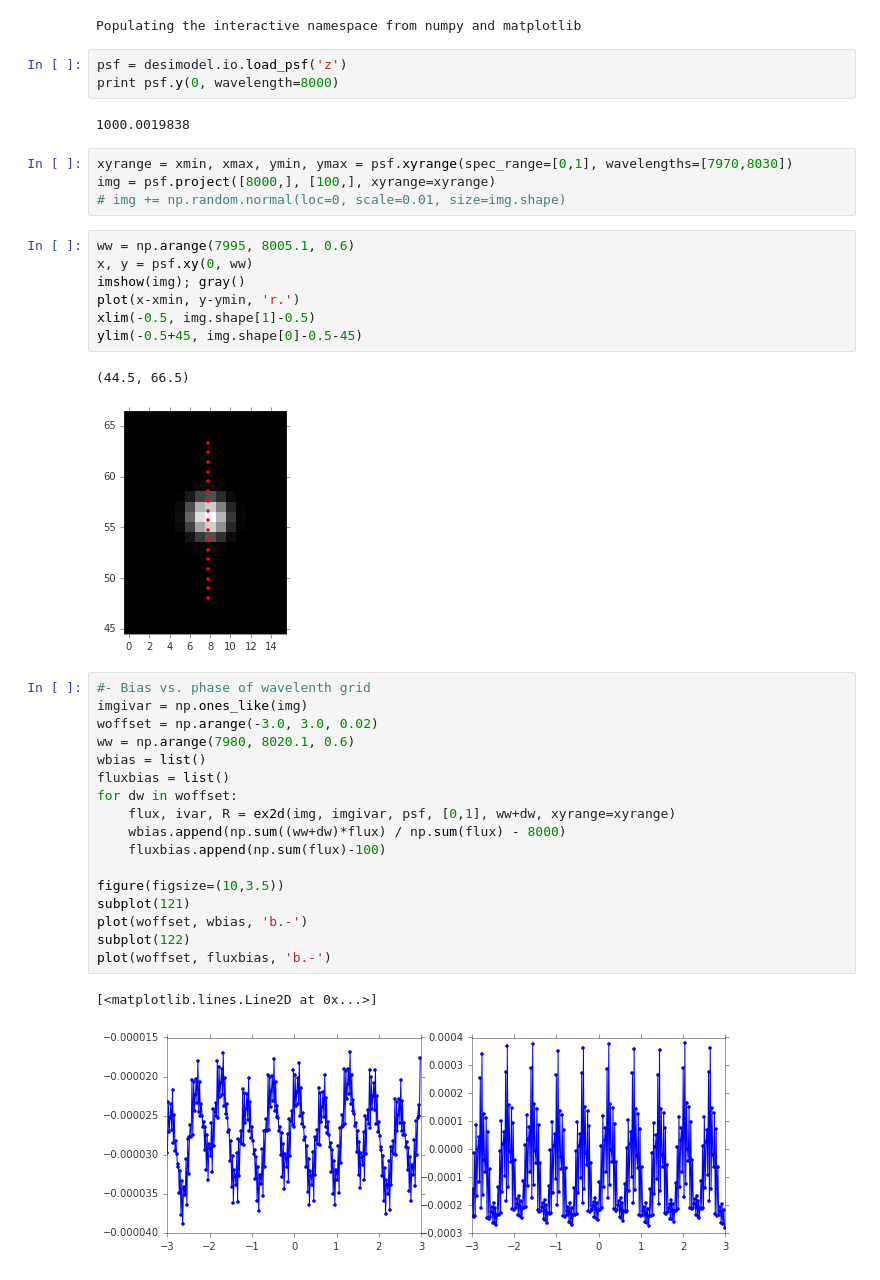
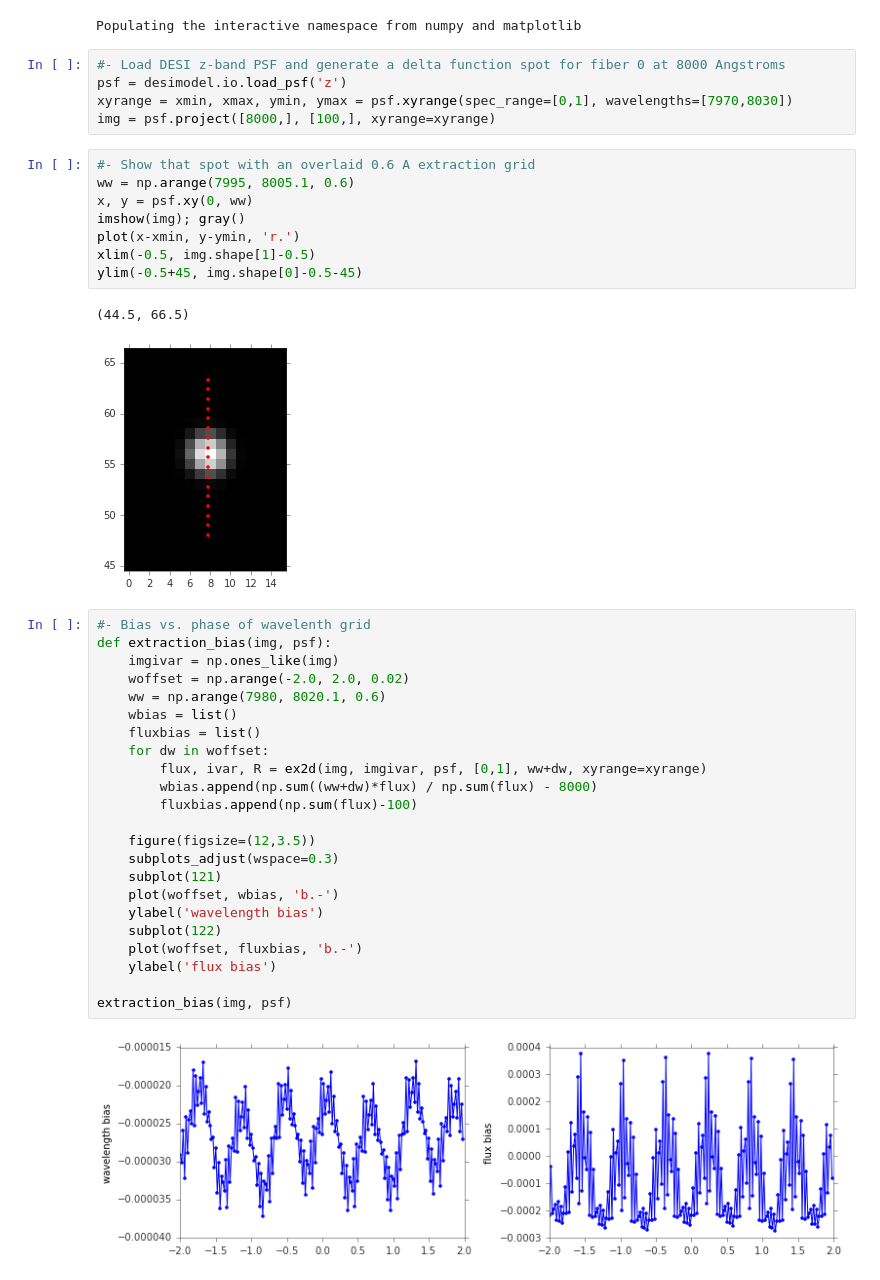
Before and after one commit to sbailey/desidev, a Jupyter notebook: 2015/11/PixelPhaseBias.ipynb, the cells around one changed output. Cells and saved outputs as stored; diff of their text form.

```diff
--- a/2015/11/PixelPhaseBias.ipynb
+++ b/2015/11/PixelPhaseBias.ipynb
@@ -12,16 +12,13 @@ from specter.extract import ex2d
 import desimodel.io
 # %% [output]
 Populating the interactive namespace from numpy and matplotlib
-# %%
-psf = desimodel.io.load_psf('z')
-print psf.y(0, wavelength=8000)
-# %% [output]
-1000.0019838
 # %%
+#- Load DESI z-band PSF and generate a delta function spot for fiber 0 at 8000 Angstroms
+psf = desimodel.io.load_psf('z')
 xyrange = xmin, xmax, ymin, ymax = psf.xyrange(spec_range=[0,1], wavelengths=[7970,8030])
 img = psf.project([8000,], [100,], xyrange=xyrange)
-# img += np.random.normal(loc=0, scale=0.01, size=img.shape)
 # %%
+#- Show that spot with an overlaid 0.6 A extraction grid
 ww = np.arange(7995, 8005.1, 0.6)
 x, y = psf.xy(0, ww)
 imshow(img); gray()
@@ -33,21 +30,26 @@ ylim(-0.5+45, img.shape[0]-0.5-45)
 [figure]
 # %%
 #- Bias vs. phase of wavelenth grid
-imgivar = np.ones_like(img)
-woffset = np.arange(-3.0, 3.0, 0.02)
-ww = np.arange(7980, 8020.1, 0.6)
-wbias = list()
-fluxbias = list()
-for dw in woffset:
-    flux, ivar, R = ex2d(img, imgivar, psf, [0,1], ww+dw, xyrange=xyrange)
-    wbias.append(np.sum((ww+dw)*flux) / np.sum(flux) - 8000)
-    fluxbias.append(np.sum(flux)-100)
+def extraction_bias(img, psf):
+    imgivar = np.ones_like(img)
+    woffset = np.arange(-2.0, 2.0, 0.02)
+    ww = np.arange(7980, 8020.1, 0.6)
+    wbias = list()
+    fluxbias = list()
+    for dw in woffset:
+        flux, ivar, R = ex2d(img, imgivar, psf, [0,1], ww+dw, xyrange=xyrange)
+        wbias.append(np.sum((ww+dw)*flux) / np.sum(flux) - 8000)
+        fluxbias.append(np.sum(flux)-100)
 
-figure(figsize=(10,3.5))
-subplot(121)
-plot(woffset, wbias, 'b.-')
-subplot(122)
-plot(woffset, fluxbias, 'b.-')
+    figure(figsize=(12,3.5))
+    subplots_adjust(wspace=0.3)
+    subplot(121)
+    plot(woffset, wbias, 'b.-')
+    ylabel('wavelength bias')
+    subplot(122)
+    plot(woffset, fluxbias, 'b.-')
+    ylabel('flux bias')
+
+extraction_bias(img, psf)
 # %% [output]
-[<matplotlib.lines.Line2D at 0x...>]
-[figure, old version]
+[figure, new version]
```
Also changed, not shown: parts of 3 cells of this notebook.
